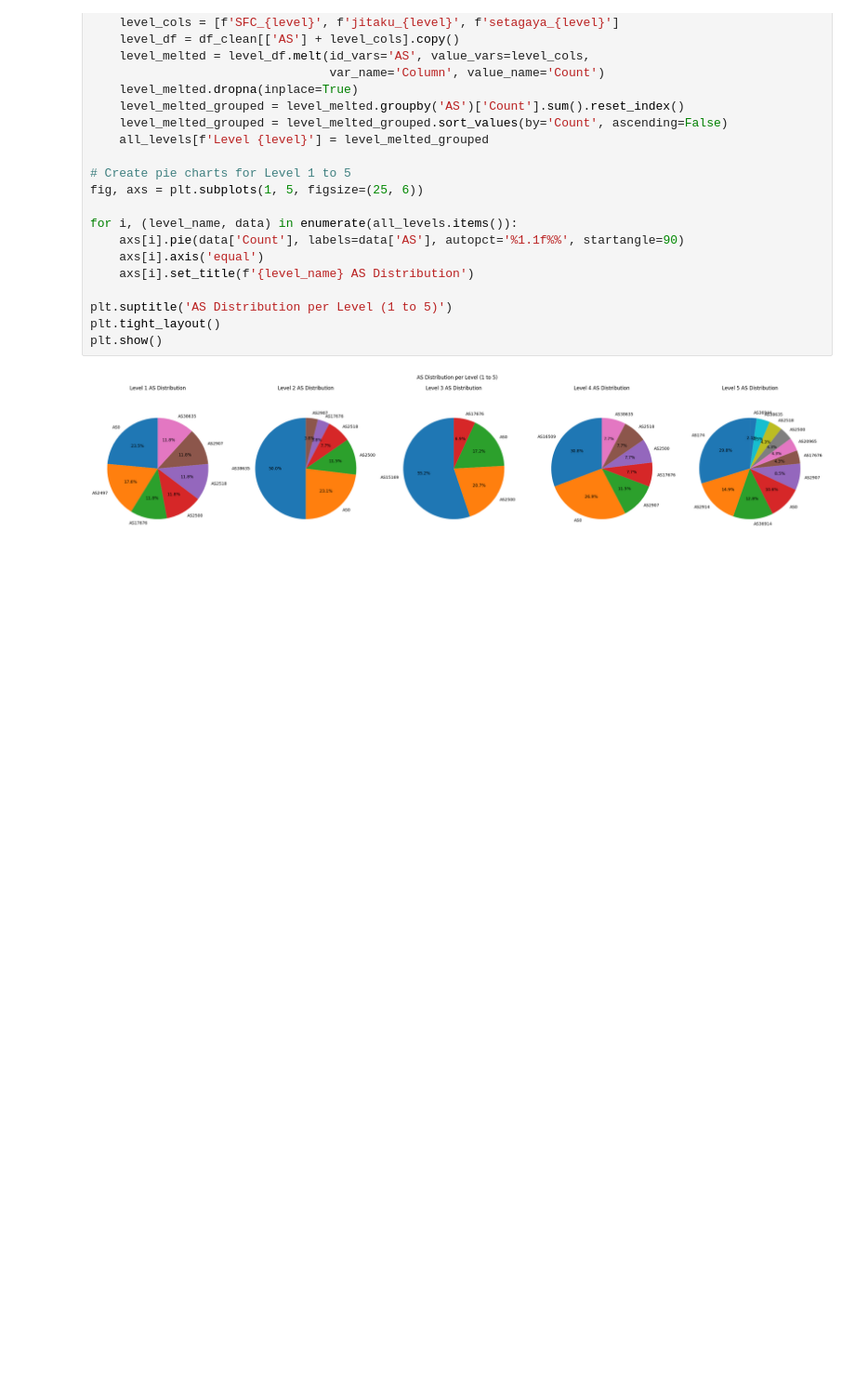
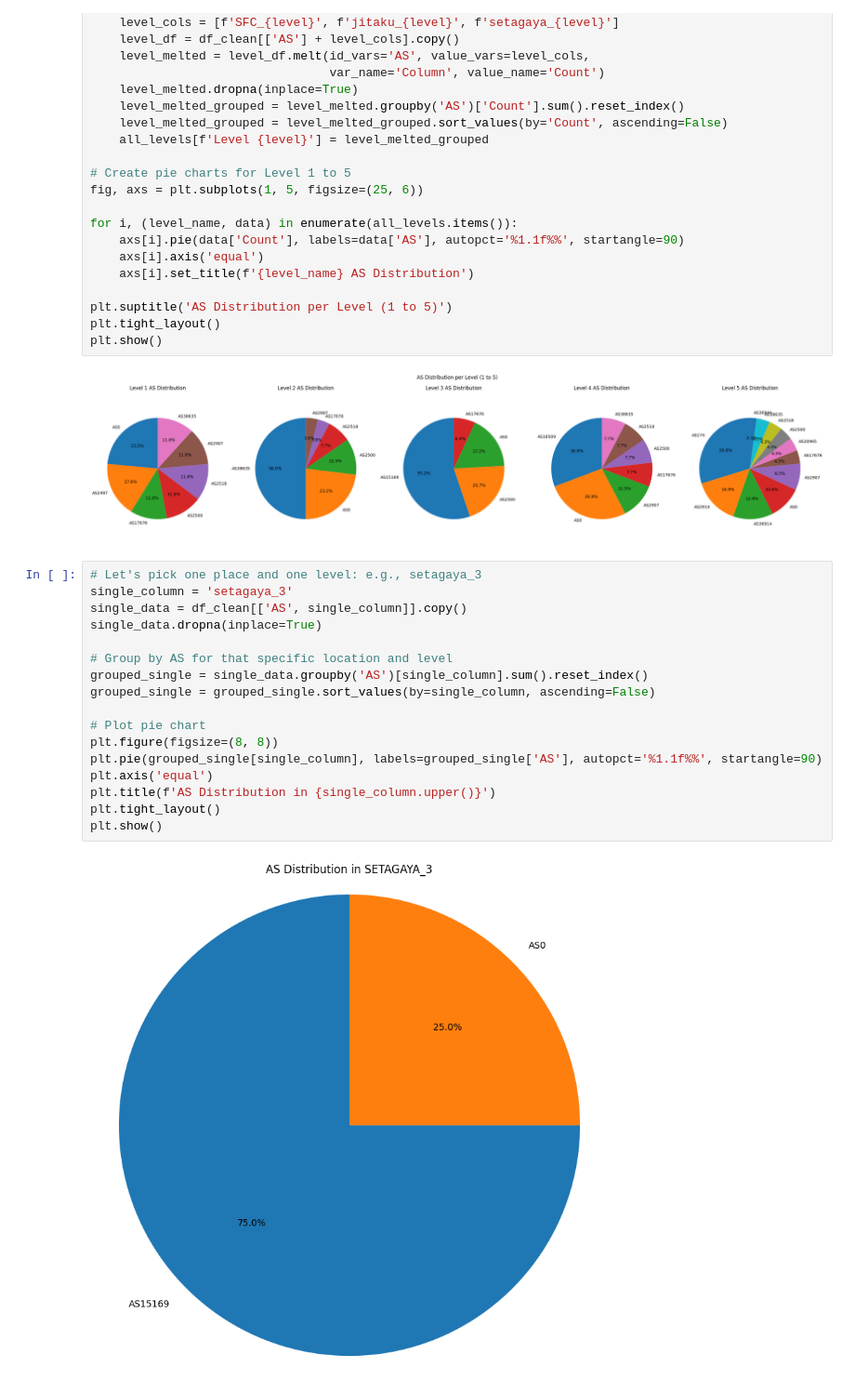
Before and after one commit to Reusezer/InternetstructureTokyo_kadaiGraph, a Jupyter notebook: ソフトウェア分析.ipynb, the cells around one changed output. Shown at 93% size. Cells and saved outputs as stored; diff of their text form; blank space fills up the shorter version.

Commit message:
added new pie chart designs

```diff
--- a/ソフトウェア分析.ipynb
+++ b/ソフトウェア分析.ipynb
@@ -175,3 +175,22 @@ plt.tight_layout()
 plt.show()
 # %% [output]
 [figure]
+# %%
+# Let's pick one place and one level: e.g., setagaya_3
+single_column = 'setagaya_3'
+single_data = df_clean[['AS', single_column]].copy()
+single_data.dropna(inplace=True)
+
+# Group by AS for that specific location and level
+grouped_single = single_data.groupby('AS')[single_column].sum().reset_index()
+grouped_single = grouped_single.sort_values(by=single_column, ascending=False)
+
+# Plot pie chart
+plt.figure(figsize=(8, 8))
+plt.pie(grouped_single[single_column], labels=grouped_single['AS'], autopct='%1.1f%%', startangle=90)
+plt.axis('equal')
+plt.title(f'AS Distribution in {single_column.upper()}')
+plt.tight_layout()
+plt.show()
+# %% [output]
+[figure, added]
```
